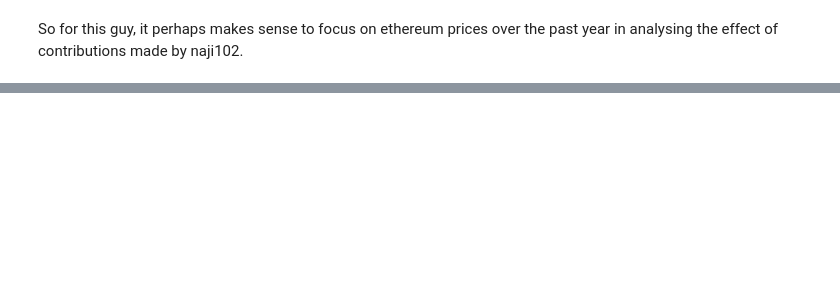
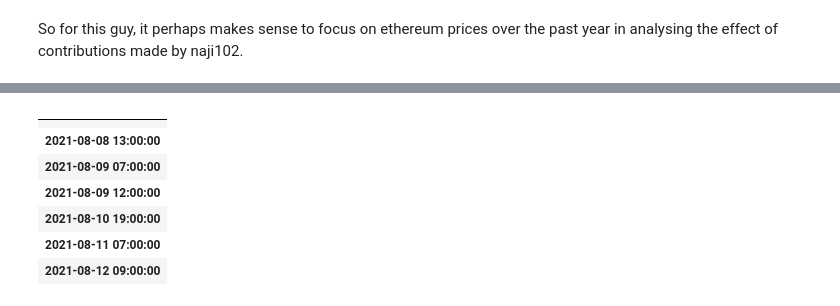
Before and after one commit to zachHFT/Optimal-Cryptocurrency-Trading-Strategies-Step2, a Jupyter notebook: Reddit_Analysis/Network_Analysis/reddit_webscraping_for_backtesting.ipynb, the cells around one changed output, grey strips where cells are left out. Saved outputs shown, nothing was run; the diff lists cells and outputs as text; code cells hidden in the pictures; blank space fills up the shorter version.

```diff
--- a/Reddit_Analysis/Network_Analysis/reddit_webscraping_for_backtesting.ipynb
+++ b/Reddit_Analysis/Network_Analysis/reddit_webscraping_for_backtesting.ipynb
@@ -277,0 +278,11 @@ head(eth_naji102)
+# %%
+head(naji102_posts_nxthr)
+# %% [output]
+|  |
+|  |
+| 2021-08-08 13:00:00 |
+| 2021-08-09 07:00:00 |
+| 2021-08-09 12:00:00 |
+| 2021-08-10 19:00:00 |
+| 2021-08-11 07:00:00 |
+| 2021-08-12 09:00:00 |
```
Also changed, not shown: parts of 26 cells of this notebook.
